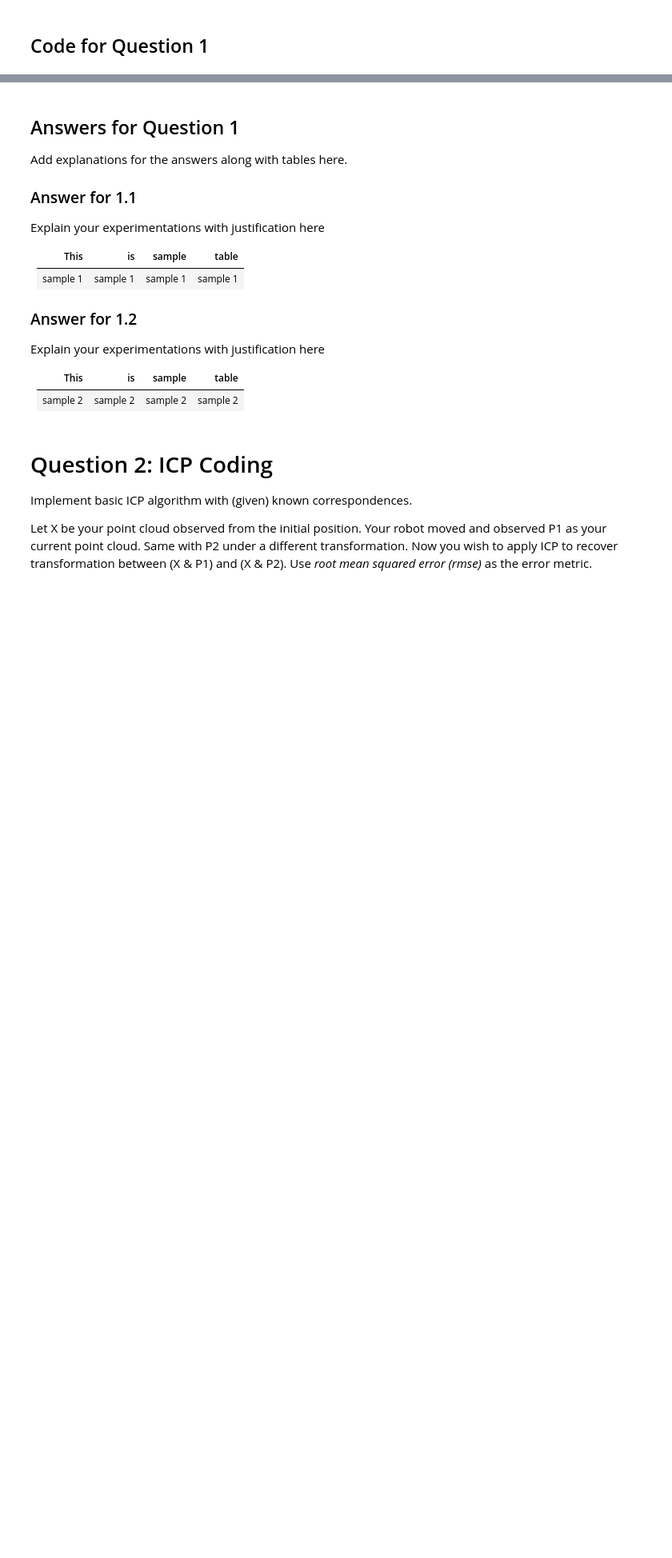
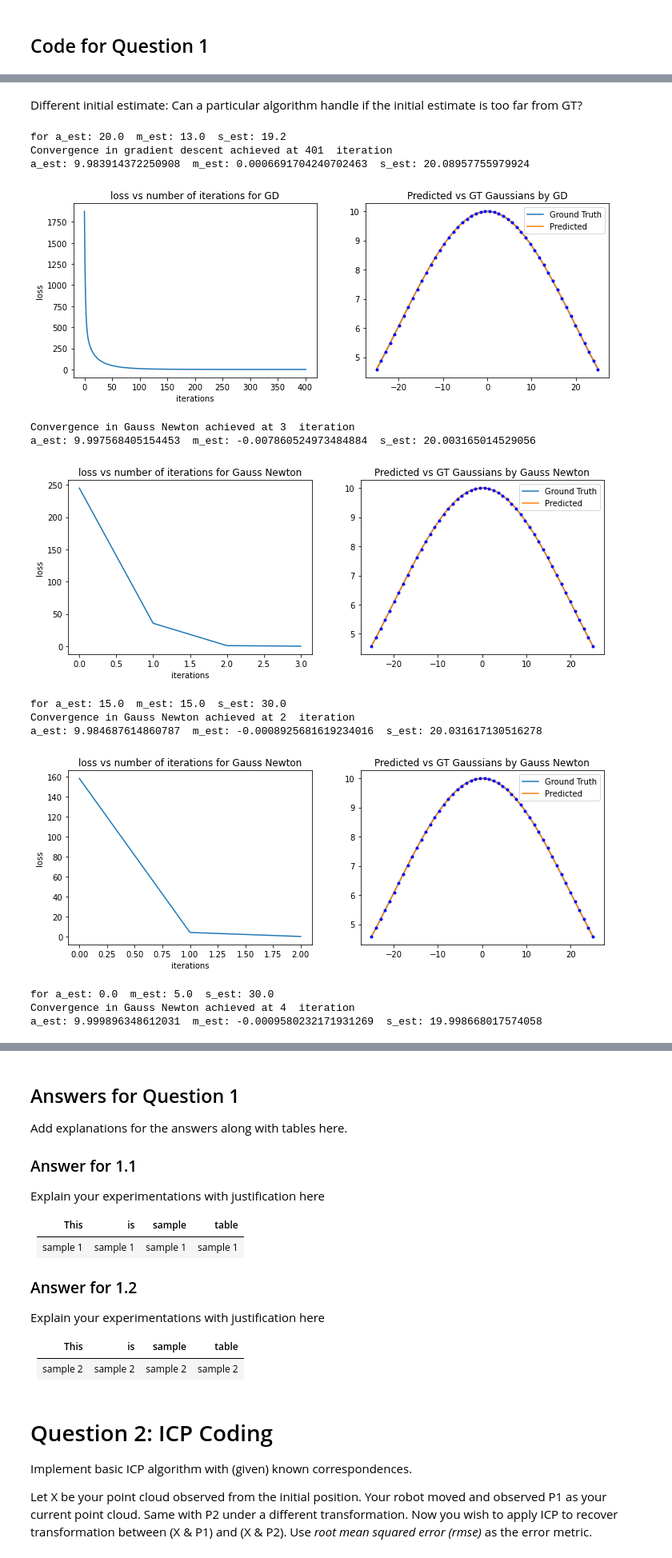
Before and after one commit to avani17101/ICP-and-Non-linear-least-squares-optimization, a Jupyter notebook: 16-spacex-Assignment-3.ipynb, the cells around one changed output, grey strips where cells are left out. Shown: that part at 80% size. Cells and saved outputs as stored; diff of their text form; code cells hidden in the pictures; blank space fills up the shorter version.

```diff
--- a/16-spacex-Assignment-3.ipynb
+++ b/16-spacex-Assignment-3.ipynb
@@ -247,0 +229,30 @@ TypeError: No loop matching the specified signature and casting was found for uf
+# %% [markdown]
+Different initial estimate: Can a particular algorithm handle if the initial estimate is too far from GT?
+# %%
+numberOfObservations = 50
+xObserved = np.linspace(-25, 25, numberOfObservations)
+a_gt = 10
+m_gt = 0
+s_gt = 20
+yObserved = gaussian(xObserved, a_gt, m_gt, s_gt)
+ests = np.array([[20,13,19.2],[15,15,30],[0,5,30],[10,5,45]])
+for calculatedPrameters in ests:
+    print("for a_est:",calculatedPrameters[0]," m_est:",calculatedPrameters[1], " s_est:",calculatedPrameters[2])
+    gradDescent(xObserved,yObserved,calculatedPrameters,0.01,1e-2)
+    gaussNewton(xObserved,yObserved,calculatedPrameters,0.01,1e-2)
+    LM(xObserved,yObserved,calculatedPrameters,10,1e+1)
+# %% [output]
+for a_est: 20.0  m_est: 13.0  s_est: 19.2
+Convergence in gradient descent achieved at 401  iteration
+a_est: 9.983914372250908  m_est: 0.0006691704240702463  s_est: 20.08957755979924
+[figure, added]
+Convergence in Gauss Newton achieved at 3  iteration
+a_est: 9.997568405154453  m_est: -0.007860524973484884  s_est: 20.003165014529056
+[figure, added]
+for a_est: 15.0  m_est: 15.0  s_est: 30.0
+Convergence in Gauss Newton achieved at 2  iteration
+a_est: 9.984687614860787  m_est: -0.0008925681619234016  s_est: 20.031617130516278
+[figure, added]
+for a_est: 0.0  m_est: 5.0  s_est: 30.0
+Convergence in Gauss Newton achieved at 4  iteration
+a_est: 9.999896348612031  m_est: -0.0009580232171931269  s_est: 19.998668017574058
```
Also changed, not shown: parts of 10 cells of this notebook.
